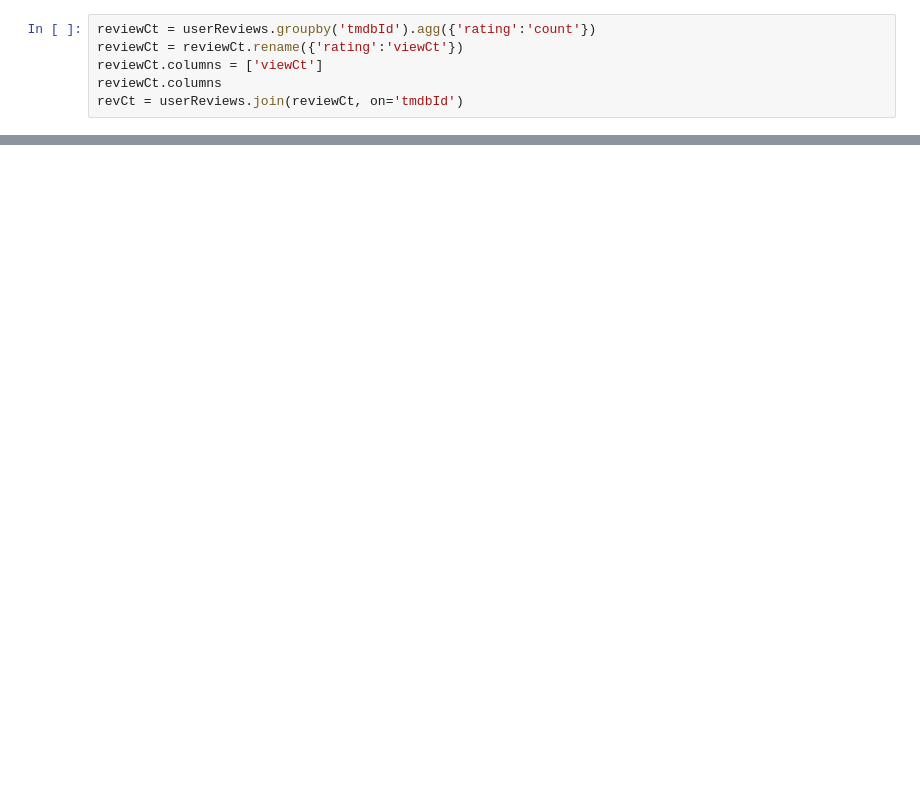
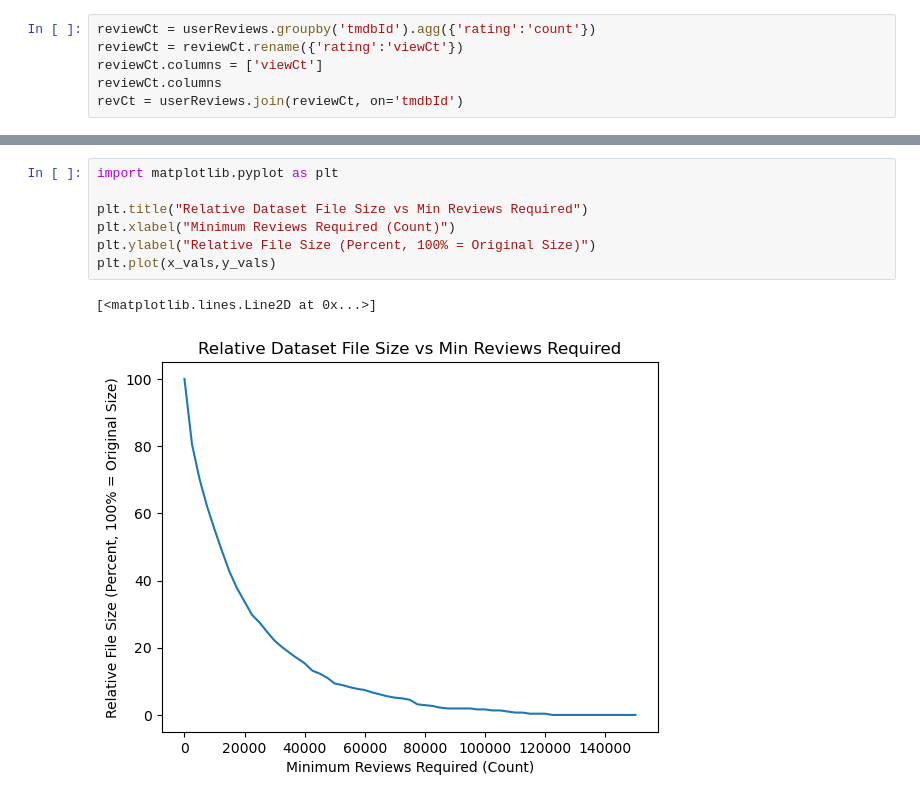
Before and after one commit to theinvisiblesherpa/SafeStreamer, a Jupyter notebook: FilmEDA.ipynb, the cells around one changed output, grey strips where cells are left out. Drawn from its saved outputs; the diff is of its cells as text; blank space fills up the shorter version.

```diff
--- a/FilmEDA.ipynb
+++ b/FilmEDA.ipynb
@@ -168,0 +149,10 @@ revCt[revCt['viewCt'] > 10000].shape
+# %%
+import matplotlib.pyplot as plt
+
+plt.title("Relative Dataset File Size vs Min Reviews Required")
+plt.xlabel("Minimum Reviews Required (Count)")
+plt.ylabel("Relative File Size (Percent, 100% = Original Size)")
+plt.plot(x_vals,y_vals)
+# %% [output]
+[<matplotlib.lines.Line2D at 0x...>]
+[figure, added]
```
Also changed, not shown: parts of 21 cells of this notebook.
